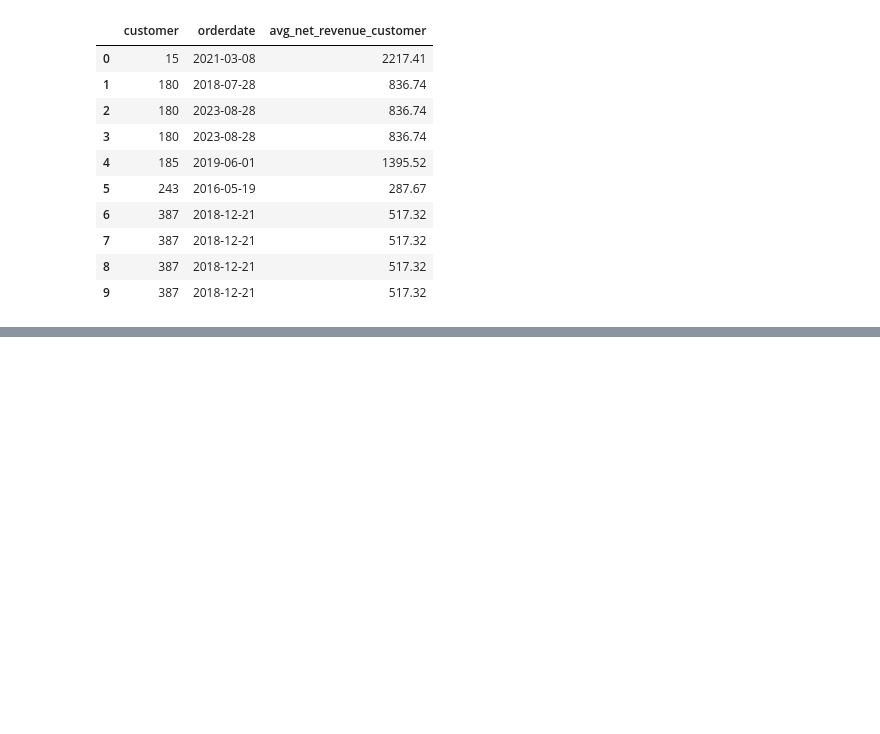
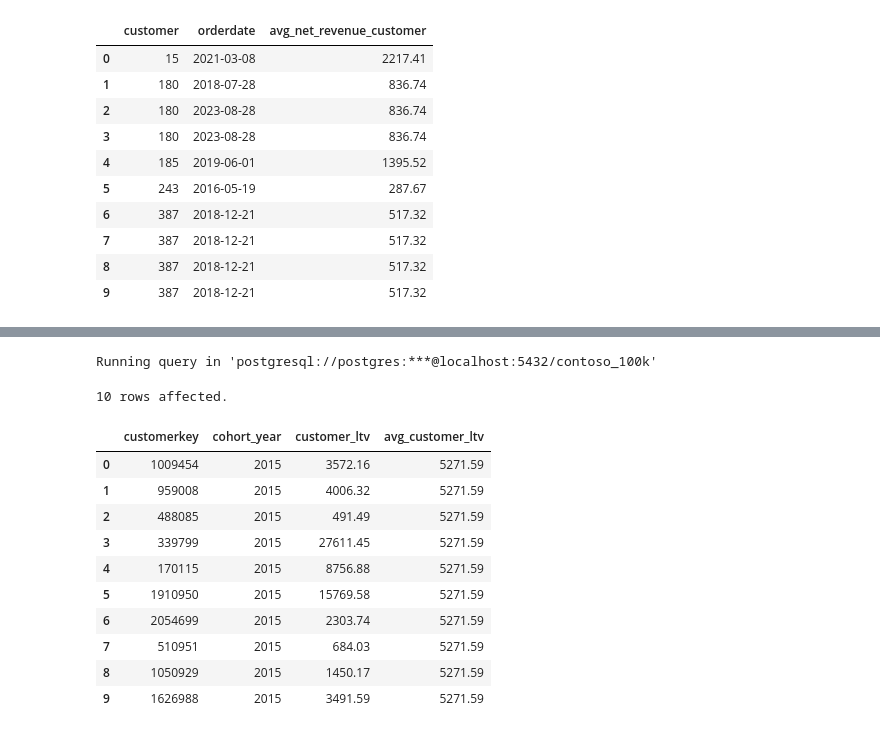
Before and after one commit to emma-fosu/SQL-notebook, a Jupyter notebook: Resources/Blank_SQL_Notebook.ipynb, the cells around one changed output, grey strips where cells are left out. Saved outputs shown, nothing was run; the diff lists cells and outputs as text; code cells hidden in the pictures; blank space fills up the shorter version.

```diff
--- a/Resources/Blank_SQL_Notebook.ipynb
+++ b/Resources/Blank_SQL_Notebook.ipynb
@@ -440,0 +547,33 @@ Running query in 'postgresql://postgres:***@localhost:5432/contoso_100k'
+# %%
+%%sql
+WITH customer_ltv_cohort AS (
+  SELECT
+    customerkey,
+    EXTRACT(YEAR FROM MIN(orderdate)) AS cohort_year,
+    SUM(quantity * netprice * exchangerate) AS customer_ltv
+  FROM
+    sales
+  GROUP BY
+    customerkey
+)
+
+SELECT
+  *,
+  AVG(customer_ltv) OVER (PARTITION BY cohort_year) AS avg_customer_ltv
+FROM
+  customer_ltv_cohort
+LIMIT 10;
+# %% [output]
+Running query in 'postgresql://postgres:***@localhost:5432/contoso_100k'
+10 rows affected.
+|  | customerkey | cohort_year | customer_ltv | avg_customer_ltv |
+| 0 | 1009454 | 2015 | 3572.16 | 5271.59 |
+| 1 | 959008 | 2015 | 4006.32 | 5271.59 |
+| 2 | 488085 | 2015 | 491.49 | 5271.59 |
+| 3 | 339799 | 2015 | 27611.45 | 5271.59 |
+| 4 | 170115 | 2015 | 8756.88 | 5271.59 |
+| 5 | 1910950 | 2015 | 15769.58 | 5271.59 |
+| 6 | 2054699 | 2015 | 2303.74 | 5271.59 |
+| 7 | 510951 | 2015 | 684.03 | 5271.59 |
+| 8 | 1050929 | 2015 | 1450.17 | 5271.59 |
+| 9 | 1626988 | 2015 | 3491.59 | 5271.59 |
```
Also changed, not shown: parts of 3 cells of this notebook.
